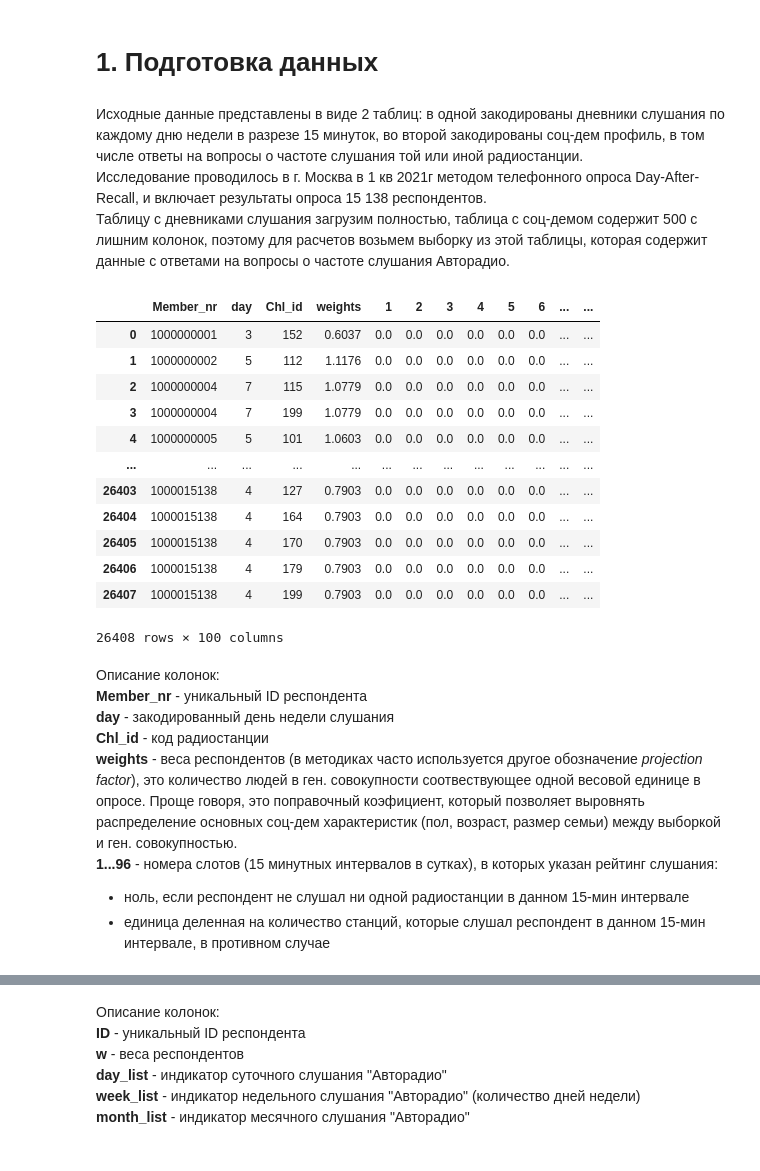
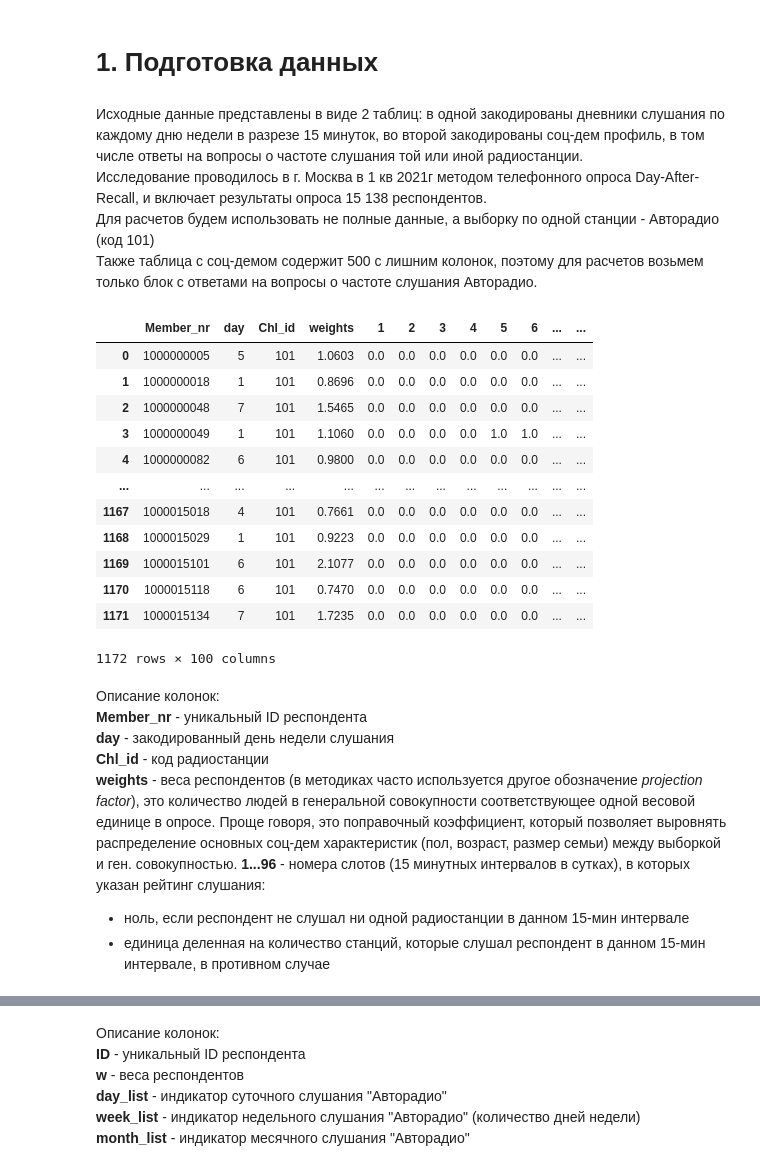
Before and after one commit to EugenePolkov/Radio, a Jupyter notebook: Radio.ipynb, the cells around one changed output, grey strips where cells are left out. Cells and saved outputs as stored; diff of their text form; code cells hidden in the pictures.

```diff
--- a/Radio.ipynb
+++ b/Radio.ipynb
@@ -21,31 +21,32 @@ warnings.filterwarnings ( action='ignore')
 # %% [markdown]
 Исходные данные представлены в виде 2 таблиц: в одной закодированы дневники слушания по каждому дню недели в разрезе 15 минуток, во второй закодированы соц-дем профиль, в том числе ответы на вопросы о частоте слушания той или иной радиостанции.
 Исследование проводилось в г. Москва в 1 кв 2021г методом телефонного опроса Day-After-Recall, и включает результаты опроса 15 138 респондентов.
-Таблицу с дневниками слушания загрузим полностью, таблица с соц-демом содержит 500 с лишним колонок, поэтому для расчетов возьмем выборку из этой таблицы, которая содержит данные с ответами на вопросы о частоте слушания Авторадио.
+Для расчетов будем использовать не полные данные, а выборку по одной станции - Авторадио (код 101)
+Также таблица с соц-демом содержит 500 с лишним колонок, поэтому для расчетов возьмем только блок с ответами на вопросы о частоте слушания Авторадио.
 # %%
 # Дневники слушания (сведенные в одну таблицу)
-diary = pd.read_csv ('./src/data/diary.csv', sep=';')
+diary = pd.read_csv ('./src/data/diary.csv', sep=',')
 diary
 # %% [output]
 |  | Member_nr | day | Chl_id | weights | 1 | 2 | 3 | 4 | 5 | 6 | ... | ... |
-| 0 | 1000000001 | 3 | 152 | 0.6037 | 0.0 | 0.0 | 0.0 | 0.0 | 0.0 | 0.0 | ... | ... |
-| 1 | 1000000002 | 5 | 112 | 1.1176 | 0.0 | 0.0 | 0.0 | 0.0 | 0.0 | 0.0 | ... | ... |
-| 2 | 1000000004 | 7 | 115 | 1.0779 | 0.0 | 0.0 | 0.0 | 0.0 | 0.0 | 0.0 | ... | ... |
-| 3 | 1000000004 | 7 | 199 | 1.0779 | 0.0 | 0.0 | 0.0 | 0.0 | 0.0 | 0.0 | ... | ... |
-| 4 | 1000000005 | 5 | 101 | 1.0603 | 0.0 | 0.0 | 0.0 | 0.0 | 0.0 | 0.0 | ... | ... |
+| 0 | 1000000005 | 5 | 101 | 1.0603 | 0.0 | 0.0 | 0.0 | 0.0 | 0.0 | 0.0 | ... | ... |
+| 1 | 1000000018 | 1 | 101 | 0.8696 | 0.0 | 0.0 | 0.0 | 0.0 | 0.0 | 0.0 | ... | ... |
+| 2 | 1000000048 | 7 | 101 | 1.5465 | 0.0 | 0.0 | 0.0 | 0.0 | 0.0 | 0.0 | ... | ... |
+| 3 | 1000000049 | 1 | 101 | 1.1060 | 0.0 | 0.0 | 0.0 | 0.0 | 1.0 | 1.0 | ... | ... |
+| 4 | 1000000082 | 6 | 101 | 0.9800 | 0.0 | 0.0 | 0.0 | 0.0 | 0.0 | 0.0 | ... | ... |
 | ... | ... | ... | ... | ... | ... | ... | ... | ... | ... | ... | ... | ... |
-| 26403 | 1000015138 | 4 | 127 | 0.7903 | 0.0 | 0.0 | 0.0 | 0.0 | 0.0 | 0.0 | ... | ... |
-| 26404 | 1000015138 | 4 | 164 | 0.7903 | 0.0 | 0.0 | 0.0 | 0.0 | 0.0 | 0.0 | ... | ... |
-| 26405 | 1000015138 | 4 | 170 | 0.7903 | 0.0 | 0.0 | 0.0 | 0.0 | 0.0 | 0.0 | ... | ... |
-| 26406 | 1000015138 | 4 | 179 | 0.7903 | 0.0 | 0.0 | 0.0 | 0.0 | 0.0 | 0.0 | ... | ... |
-| 26407 | 1000015138 | 4 | 199 | 0.7903 | 0.0 | 0.0 | 0.0 | 0.0 | 0.0 | 0.0 | ... | ... |
+| 1167 | 1000015018 | 4 | 101 | 0.7661 | 0.0 | 0.0 | 0.0 | 0.0 | 0.0 | 0.0 | ... | ... |
+| 1168 | 1000015029 | 1 | 101 | 0.9223 | 0.0 | 0.0 | 0.0 | 0.0 | 0.0 | 0.0 | ... | ... |
+| 1169 | 1000015101 | 6 | 101 | 2.1077 | 0.0 | 0.0 | 0.0 | 0.0 | 0.0 | 0.0 | ... | ... |
+| 1170 | 1000015118 | 6 | 101 | 0.7470 | 0.0 | 0.0 | 0.0 | 0.0 | 0.0 | 0.0 | ... | ... |
+| 1171 | 1000015134 | 7 | 101 | 1.7235 | 0.0 | 0.0 | 0.0 | 0.0 | 0.0 | 0.0 | ... | ... |
-26408 rows × 100 columns
+1172 rows × 100 columns
 # %% [markdown]
 Описание колонок:
 **Member_nr** - уникальный ID респондента
 **day** - закодированный день недели слушания
 **Chl_id** - код радиостанции
-**weights** - веса респондентов (в методиках часто используется другое обозначение *projection factor*), это количество людей в ген. совокупности соотвествующее одной весовой единице в опросе. Проще говоря, это поправочный коэфициент, который позволяет выровнять распределение основных соц-дем характеристик (пол, возраст, размер семьи) между выборкой и ген. совокупностью.
+**weights** - веса респондентов (в методиках часто используется другое обозначение *projection factor*), это количество людей в генеральной совокупности соответствующее одной весовой единице в опросе. Проще говоря, это поправочный коэффициент, который позволяет выровнять распределение основных соц-дем характеристик (пол, возраст, размер семьи) между выборкой и ген. совокупностью.
 **1...96** - номера слотов (15 минутных интервалов в сутках), в которых указан рейтинг слушания:
 - ноль, если респондент не слушал ни одной радиостанции в данном 15-мин интервале
 - единица деленная на количество станций, которые слушал респондент в данном 15-мин интервале, в противном случае
```
Also changed, not shown: parts of 38 cells of this notebook, 2 other files.
